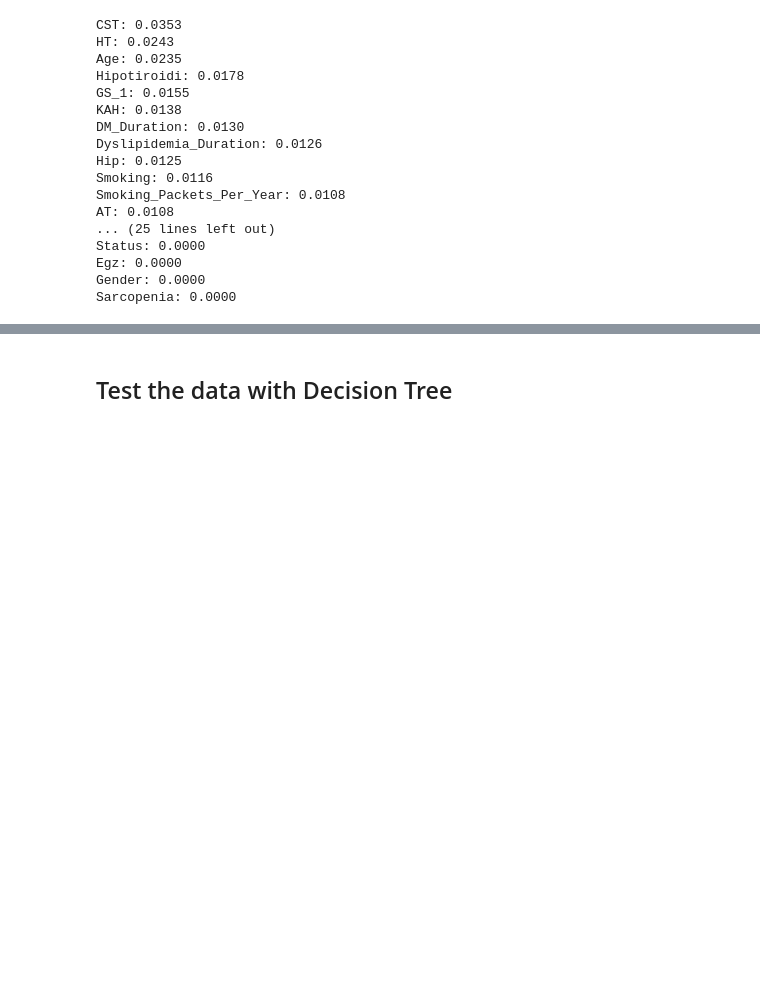
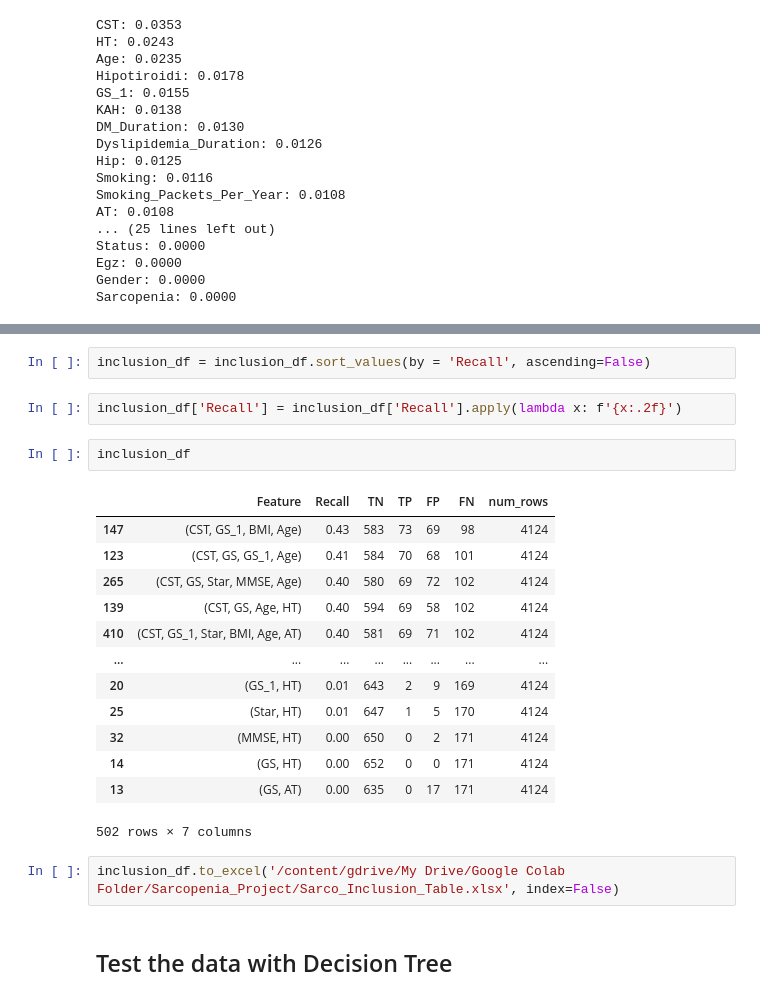
Before and after one commit to akutayaydin/Medical-Sarcopenia-Model, a Jupyter notebook: Sarcopenia_Model_final.ipynb, the cells around one changed output, grey strips where cells are left out. Drawn from its saved outputs; the diff is of its cells as text; blank space fills up the shorter version.

```diff
--- a/Sarcopenia_Model_final.ipynb
+++ b/Sarcopenia_Model_final.ipynb
@@ -670,3 +792,25 @@ Sarcopenia: 0.0000
+# %%
+inclusion_df = inclusion_df.sort_values(by = 'Recall', ascending=False)
+# %%
+inclusion_df['Recall'] = inclusion_df['Recall'].apply(lambda x: f'{x:.2f}')
+# %%
+inclusion_df
+# %% [output]
+|  | Feature | Recall | TN | TP | FP | FN | num_rows |
+| 147 | (CST, GS_1, BMI, Age) | 0.43 | 583 | 73 | 69 | 98 | 4124 |
+| 123 | (CST, GS, GS_1, Age) | 0.41 | 584 | 70 | 68 | 101 | 4124 |
+| 265 | (CST, GS, Star, MMSE, Age) | 0.40 | 580 | 69 | 72 | 102 | 4124 |
+| 139 | (CST, GS, Age, HT) | 0.40 | 594 | 69 | 58 | 102 | 4124 |
+| 410 | (CST, GS_1, Star, BMI, Age, AT) | 0.40 | 581 | 69 | 71 | 102 | 4124 |
+| ... | ... | ... | ... | ... | ... | ... | ... |
+| 20 | (GS_1, HT) | 0.01 | 643 | 2 | 9 | 169 | 4124 |
+| 25 | (Star, HT) | 0.01 | 647 | 1 | 5 | 170 | 4124 |
+| 32 | (MMSE, HT) | 0.00 | 650 | 0 | 2 | 171 | 4124 |
+| 14 | (GS, HT) | 0.00 | 652 | 0 | 0 | 171 | 4124 |
+| 13 | (GS, AT) | 0.00 | 635 | 0 | 17 | 171 | 4124 |
+502 rows × 7 columns
+# %%
+inclusion_df.to_excel('/content/gdrive/My Drive/Google Colab Folder/Sarcopenia_Project/Sarco_Inclusion_Table.xlsx', index=False)
 # %% [markdown]
 ## Test the data with Decision Tree
 # %%
```
Also changed, not shown: parts of 5 cells of this notebook.
